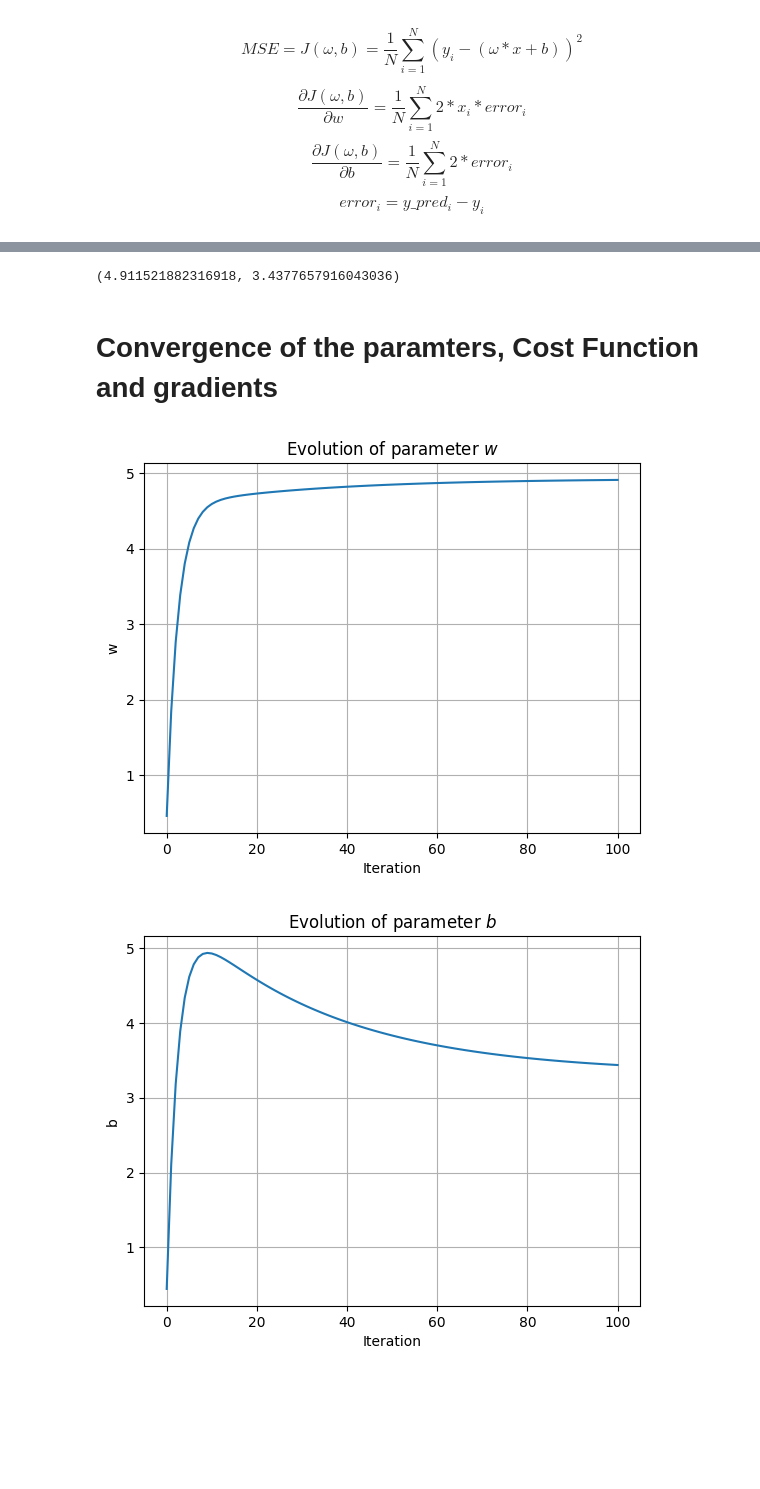
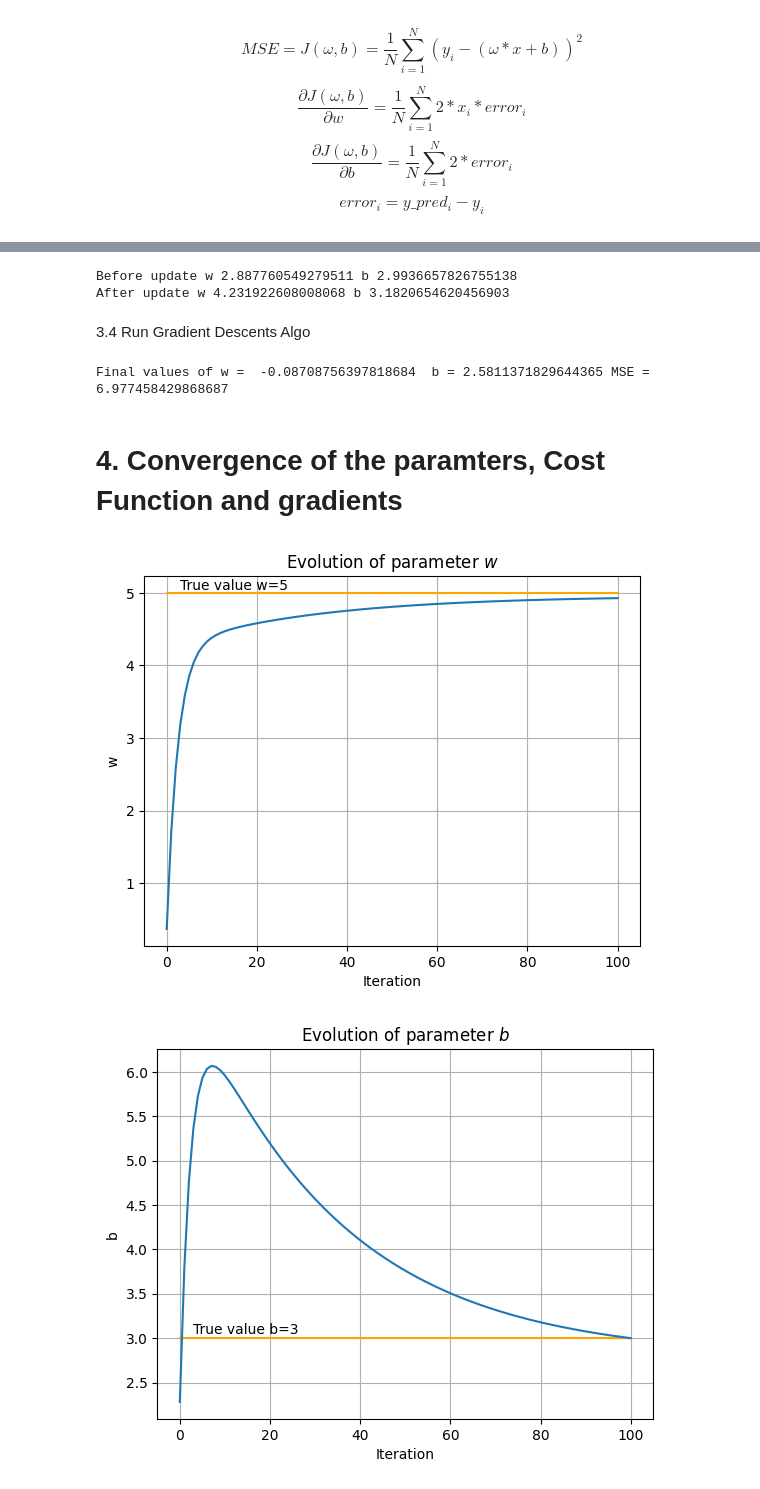
Before and after one commit to enoten/ml-numpy-pytorch, a Jupyter notebook: Linear Regression.ipynb, the cells around one changed output, grey strips where cells are left out. Drawn from its saved outputs; the diff is of its cells as text; code cells hidden in the pictures; blank space fills up the shorter version.

```diff
--- a/Linear Regression.ipynb
+++ b/Linear Regression.ipynb
@@ -176,0 +210,9 @@ $$
+# %%
+w = np.random.uniform(-0.5,0.5)
+b = np.random.uniform(0,3)
+# %%
+y_pred = w*x + b
+error = y_pred - y_noise
+dw = np.dot(x.T,error)/x.shape[0]
+db = np.sum(error)/x.shape[0]
+print('dw',dw,'db',db)
@@ -177 +267,12 @@ $$
+# %%
+lr = 0.01
+print('Before update w',w,'b',b)
+w = w - lr*dw
+b = b - lr*db
+print('After update w',w,'b',b)
+# %% [output]
+Before update w 2.887760549279511 b 2.9936657826755138
+After update w 4.231922608008068 b 3.1820654620456903
+# %% [markdown]
+3.4 Run Gradient Descents Algo
 # %%
@@ -203,27 +307,31 @@ for item in range(100):
     w_in_time.append(w)
     b_in_time.append(b)
 # %%
-w,b
+print('Final values of w = ',w,' b =',b, 'MSE = ',mse_in_time[-1])
 # %% [output]
-(4.911521882316918, 3.4377657916043036)
+Final values of w =  -0.08708756397818684  b = 2.5811371829644365 MSE =  6.977458429868687
 # %% [markdown]
-# Convergence of the paramters, Cost Function and gradients
+# 4. Convergence of the paramters, Cost Function and gradients
 # %%
 plt.plot(w_in_time)
+plt.plot([5]*len(w_in_time),color='orange')
 plt.title('Evolution of parameter $w$')
 plt.xlabel('Iteration')
 plt.ylabel('w')
+plt.text(3,5.05,'True value w=5')
 plt.grid('on')
 # %% [output]
-[figure, old version]
+[figure, new version]
 # %%
+plt.plot([3]*len(b_in_time),color='orange')
 plt.plot(b_in_time)
 plt.title('Evolution of parameter $b$')
 plt.xlabel('Iteration')
 plt.ylabel('b')
+plt.text(3,3.05,'True value b=3')
 plt.grid('on')
 # %% [output]
-[figure, old version]
+[figure, new version]
 # %%
 plt.plot(mse_in_time)
 plt.title('Evolution of Cost Function $J(w,b)$')
```
Also changed, not shown: parts of 49 cells of this notebook.
